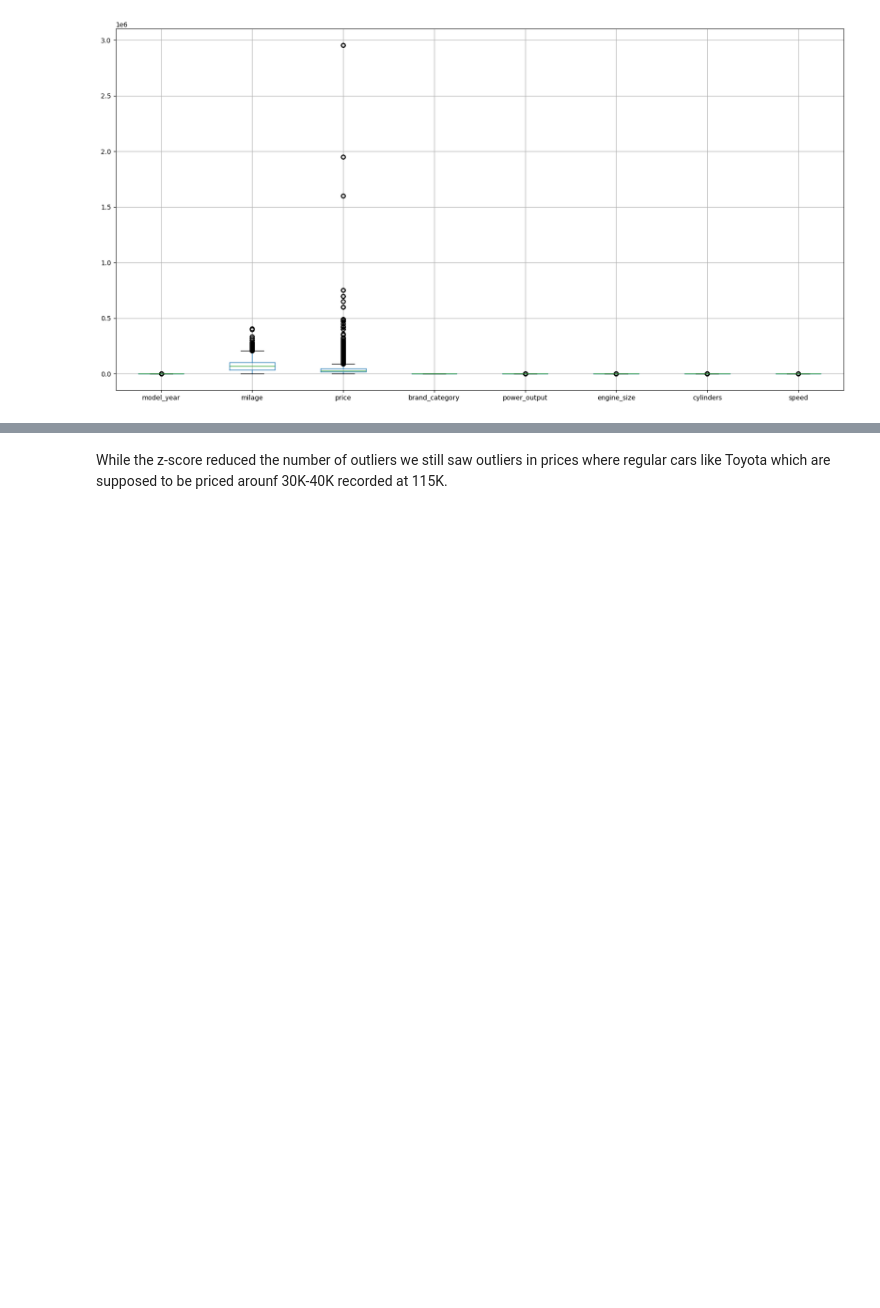
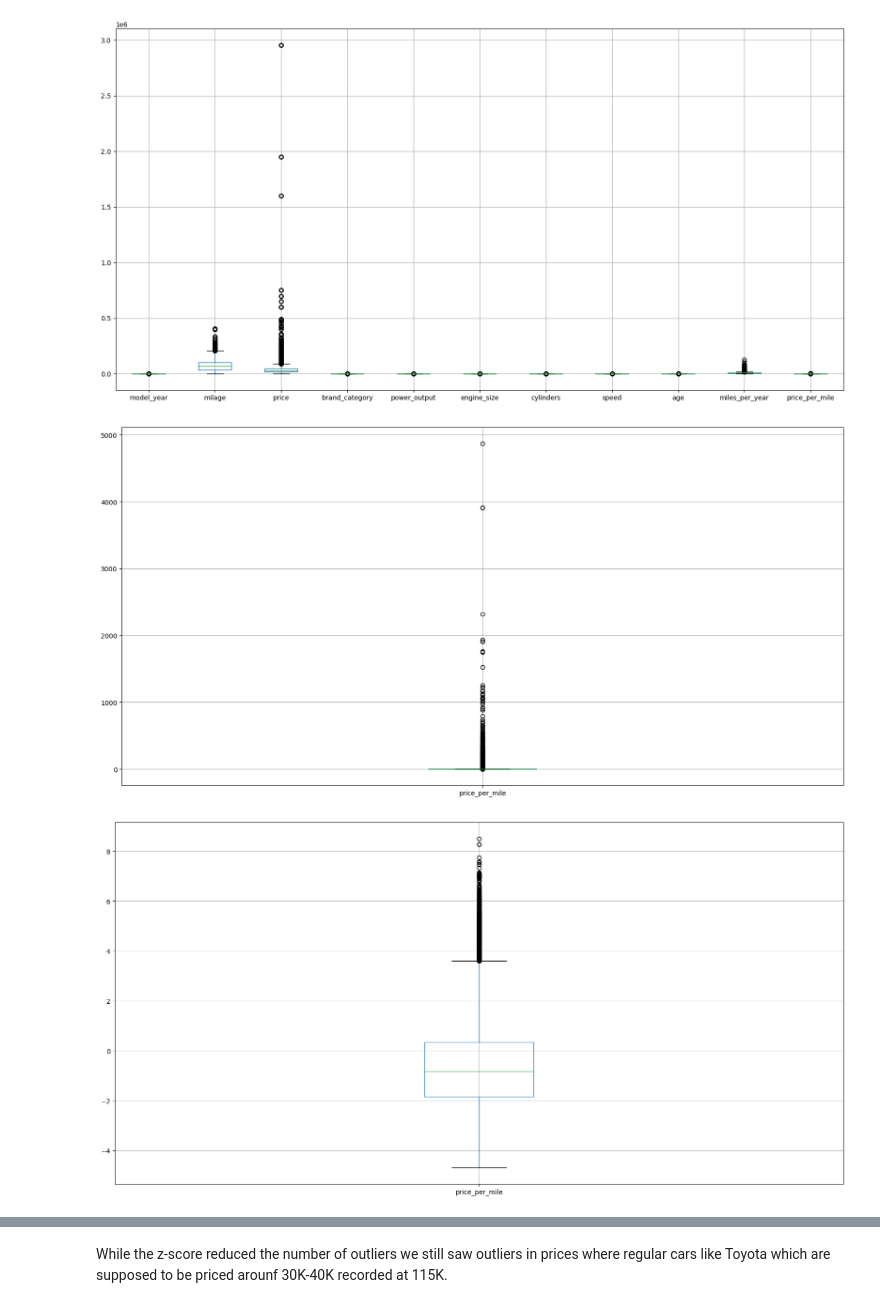
Before and after one commit to LeyliG/Projects, a Jupyter notebook: Data_Science/Used_Car_Price_Prediction/scripts/2.2.used_car_eda_base_outlier_model.ipynb, the cells around one changed output, grey strips where cells are left out. Saved outputs shown, nothing was run; the diff lists cells and outputs as text; code cells hidden in the pictures; blank space fills up the shorter version.

```diff
--- a/Data_Science/Used_Car_Price_Prediction/scripts/2.2.used_car_eda_base_outlier_model.ipynb
+++ b/Data_Science/Used_Car_Price_Prediction/scripts/2.2.used_car_eda_base_outlier_model.ipynb
@@ -50,6 +60,11 @@ df_train.head()
 | 2 | Jaguar | XF Luxury | 2009 | 91491 | Gasoline | 300.0HP 4.2L 8 Cylinder Engine Ga... | 6-Speed A/T | Purple | Beige | None reported | ... |
 | 3 | BMW | X7 xDrive40i | 2022 | 2437 | Hybrid | 335.0HP 3.0L Straight 6 Cylinder ... | Transmission w/Dual Shift Mode | Gray | Brown | None reported | ... |
 | 4 | Pontiac | Firebird Base | 2001 | 111000 | Gasoline | 200.0HP 3.8L V6 Cylinder Engine G... | A/T | White | Black | None reported | ... |
+# %%
+# create a new variable price per mile
+df_train['price_per_mile'] = df_train['price'] / df_train['milage']
+
+#df_train.head()
 # %%
 # print out the size of the data set
 print("Shape of training set: ", df_train.shape)
@@ -60,9 +75,17 @@ Shape of testing set: (36183, 20)
 # %%
 # identify outliers
 df_train.boxplot(figsize=(20, 10))
 plt.show()
+
+df_train[['price_per_mile']].boxplot(figsize=(20, 10))
+plt.show()
+
+np.log(df_train[['price_per_mile']]).boxplot(figsize=(20, 10))
+plt.show()
 # %% [output]
-[figure, old version]
+[figure, new version]
+[figure, added]
+[figure, added]
 # %%
 # Exclude outliers using iqr/z-score
 #df_train = df_train[~((df_train['price'] > 200000) & (df_train['brand_category'] == 1))]
```
Also changed, not shown: parts of 16 cells of this notebook, 9 other files.
